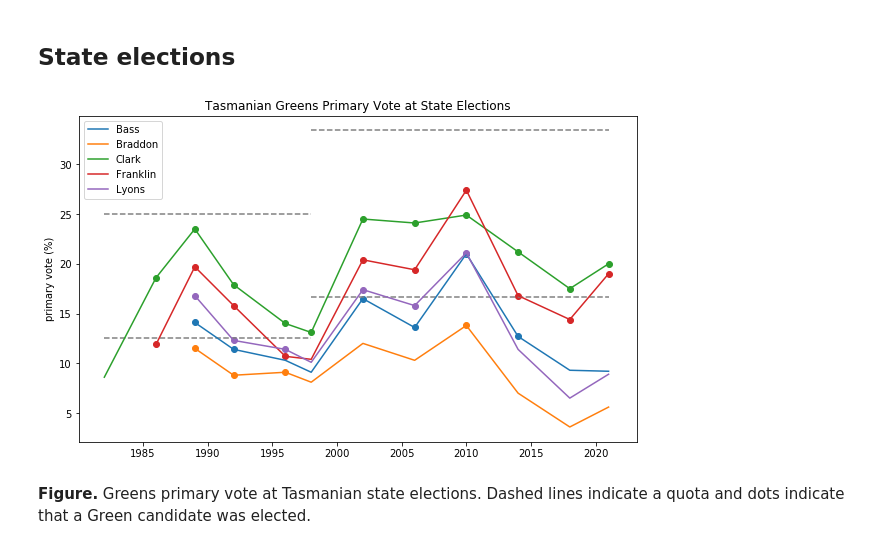
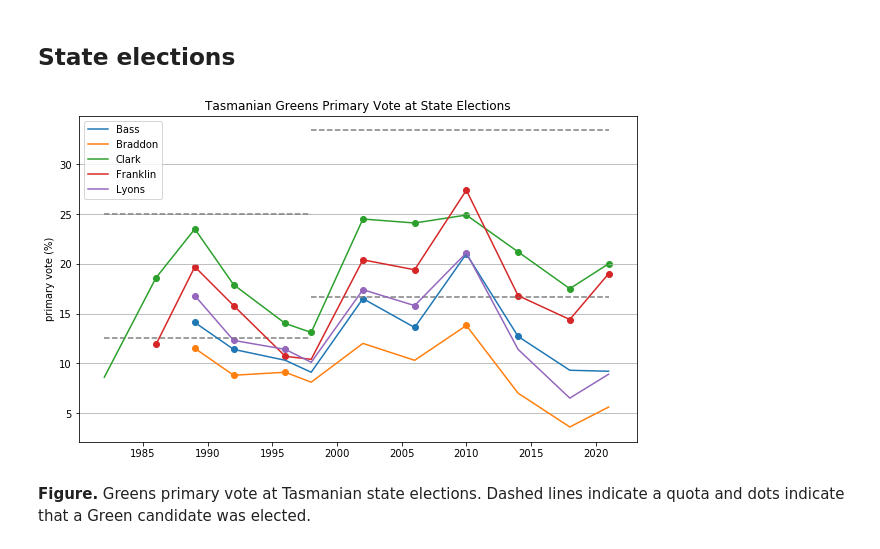
Before and after one commit to DamienIrving/election-analysis, a Jupyter notebook: analysis/tas_history.ipynb, the cells around one changed output. Cells and saved outputs as stored; diff of their text form; code cells hidden in the pictures.

```diff
--- a/analysis/tas_history.ipynb
+++ b/analysis/tas_history.ipynb
@@ -43,22 +44,22 @@ plt.savefig('statewide_vote.png', facecolor='white', dpi=300, bbox_inches='tight
 # %%
 plt.figure(figsize=[10, 6])
 
 for electorate, color in electorate_dict.items():
     data_df = df[(df['Election'] == 'State') & (df['Electorate'] == electorate)].sort_values(by=['Year'])
     plt.plot(data_df['Year'].values, data_df['Primary vote'].values, label=electorate, color=color)
     result_df = data_df[data_df['Seats'] > 0]
     plt.scatter(result_df['Year'].values, result_df['Primary vote'].values, color=color)
-
+plt.grid(axis='y')
 plt.hlines(16.7, 1998, 2021, colors='0.5', linestyles='dashed')
 plt.hlines(12.5, 1982, 1998, colors='0.5', linestyles='dashed')
 plt.hlines(16.7*2, 1998, 2021, colors='0.5', linestyles='dashed')
 plt.hlines(12.5*2, 1982, 1998, colors='0.5', linestyles='dashed')
 plt.title('Tasmanian Greens Primary Vote at State Elections')
 plt.ylabel('primary vote (%)')
 plt.legend(loc=2)
 plt.savefig('state_elections.png', facecolor='white', dpi=300, bbox_inches='tight')
 # %% [output]
-[figure, old version]
+[figure, new version]
 # %% [markdown]
 **Figure.** Greens primary vote at Tasmanian state elections. Dashed lines indicate a quota and dots indicate that a Green candidate was elected.
 # %% [markdown]
```
Also changed, not shown: parts of 2 cells of this notebook.
